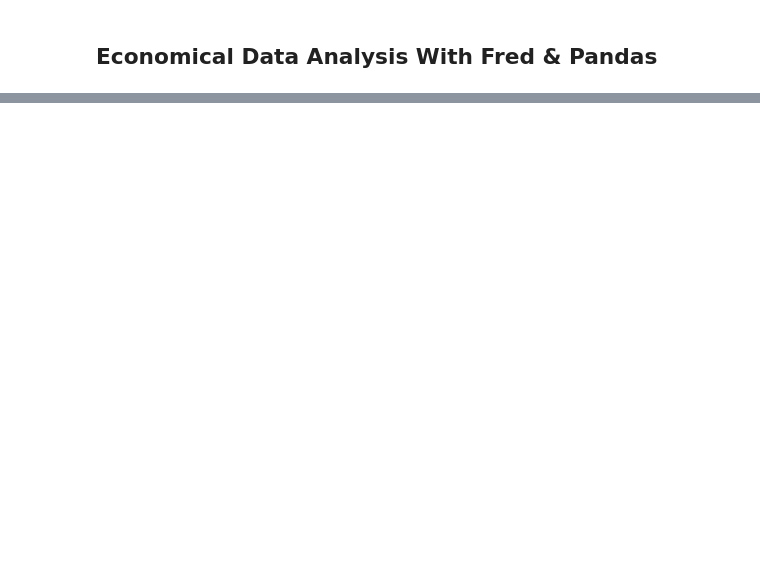
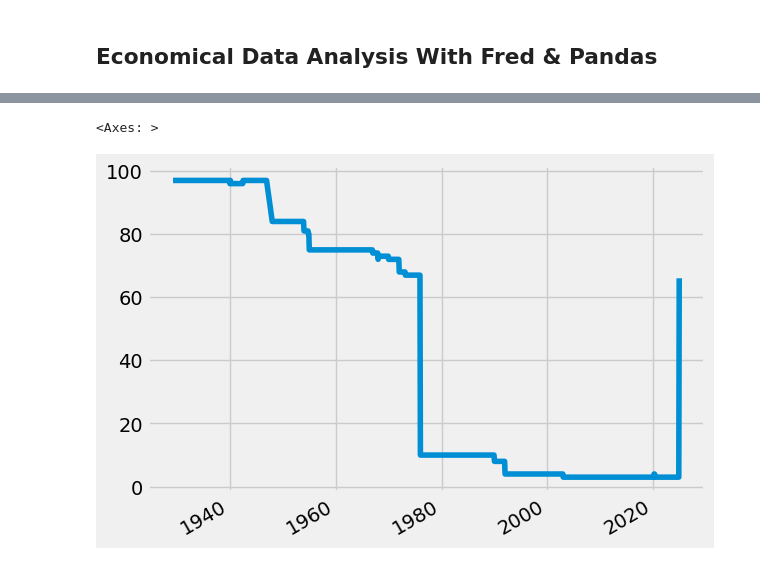
Before and after one commit to Shandeep-Raula/Economic-Analysis-with-Pandas, a Jupyter notebook: economic-analysis.ipynb, the cells around one changed output, grey strips where cells are left out. Cells and saved outputs as stored; diff of their text form; code cells hidden in the pictures; blank space fills up the shorter version.

```diff
--- a/economic-analysis.ipynb
+++ b/economic-analysis.ipynb
@@ -16,0 +91,3 @@ from fredapi import Fred
+# %%
+ump_sa = ump_df.query('seasonal_adjustment == "Seasonally Adjusted" and units == "Percent"')
+ump_sa.head()
@@ -16,0 +102,2 @@ from fredapi import Fred
+# %%
+ump_sa =ump_sa.loc[ump_sa['title'].str.contains('Unemployment Rate')]
@@ -16,0 +114,14 @@ from fredapi import Fred
+# %%
+results_df = []
+
+for myid in ump_sa.index:
+    result = fred.get_series(myid)
+    result = result.to_frame(name=myid)
+    results_df.append(result)
+# %%
+ump_res = pd.concat(results_df, axis=1)
+# %%
+ump_res.isna().sum(axis=1).plot()
+# %% [output]
+<Axes: >
+[figure, added]
```
Also changed, not shown: parts of 25 cells of this notebook.
